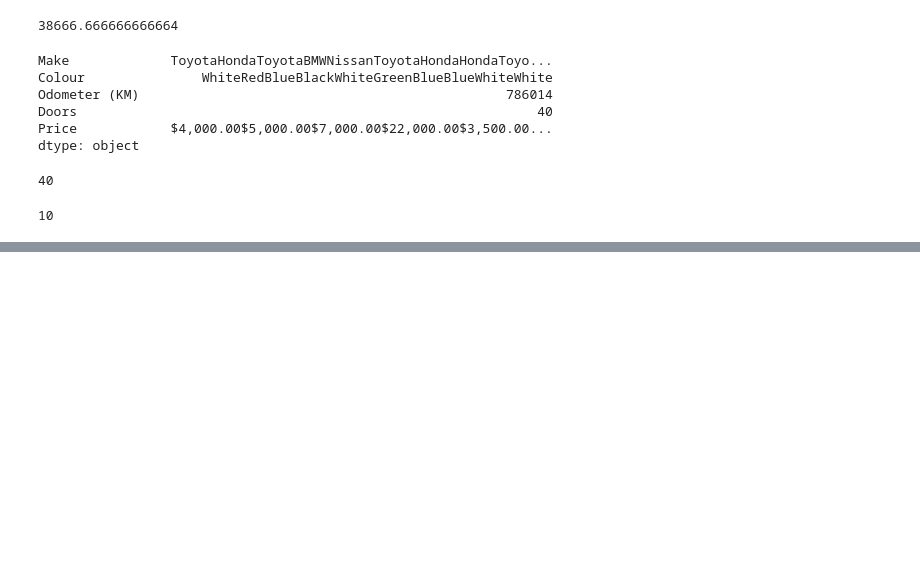
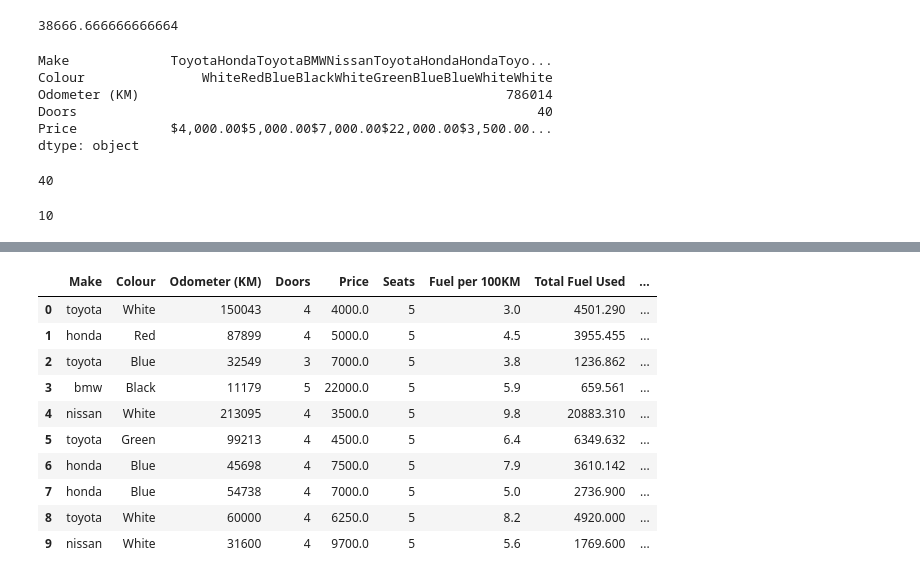
Before and after one commit to johnathon-smith/ml_notes, a Jupyter notebook: Introduction_To_Pandas.ipynb, the cells around one changed output, grey strips where cells are left out. Cells and saved outputs as stored; diff of their text form; code cells hidden in the pictures; blank space fills up the shorter version.

```diff
--- a/Introduction_To_Pandas.ipynb
+++ b/Introduction_To_Pandas.ipynb
@@ -182,0 +482,4 @@ len(car_sales)
+# %%
+#If we want to add a new column, create a series and assign it to the new column name
+car_sales["Seats"] = pd.Series([5,5,5,5])
+car_sales
@@ -182,0 +498,6 @@ len(car_sales)
+# %%
+#As you can see, the new column was created and moved to the far right by default
+#You can also see, that since our series only had 4 values, it only added 4 values to the column
+#To fix this, we can either use fillna or:
+car_sales["Seats"] = 5
+car_sales
@@ -182,0 +516,5 @@ len(car_sales)
+# %%
+#To create a new column from a python list, you will need to have correct number of items in that list
+fuel_economy = [3.0, 4.5, 3.8, 5.9, 9.8, 6.4, 7.9, 5.0, 8.2, 5.6]
+car_sales["Fuel per 100KM"] = fuel_economy
+car_sales
@@ -182,0 +533,3 @@ len(car_sales)
+# %%
+car_sales["Total Fuel Used"] = car_sales["Odometer (KM)"] / 100 * car_sales["Fuel per 100KM"]
+car_sales
@@ -182,0 +548,15 @@ len(car_sales)
+# %%
+car_sales["Number of Wheels"] = 4
+car_sales
+# %% [output]
+|  | Make | Colour | Odometer (KM) | Doors | Price | Seats | Fuel per 100KM | Total Fuel Used | ... |
+| 0 | toyota | White | 150043 | 4 | 4000.0 | 5 | 3.0 | 4501.290 | ... |
+| 1 | honda | Red | 87899 | 4 | 5000.0 | 5 | 4.5 | 3955.455 | ... |
+| 2 | toyota | Blue | 32549 | 3 | 7000.0 | 5 | 3.8 | 1236.862 | ... |
+| 3 | bmw | Black | 11179 | 5 | 22000.0 | 5 | 5.9 | 659.561 | ... |
+| 4 | nissan | White | 213095 | 4 | 3500.0 | 5 | 9.8 | 20883.310 | ... |
+| 5 | toyota | Green | 99213 | 4 | 4500.0 | 5 | 6.4 | 6349.632 | ... |
+| 6 | honda | Blue | 45698 | 4 | 7500.0 | 5 | 7.9 | 3610.142 | ... |
+| 7 | honda | Blue | 54738 | 4 | 7000.0 | 5 | 5.0 | 2736.900 | ... |
+| 8 | toyota | White | 60000 | 4 | 6250.0 | 5 | 8.2 | 4920.000 | ... |
+| 9 | nissan | White | 31600 | 4 | 9700.0 | 5 | 5.6 | 1769.600 | ... |
```
Also changed, not shown: parts of 44 cells of this notebook, 1 other file.
